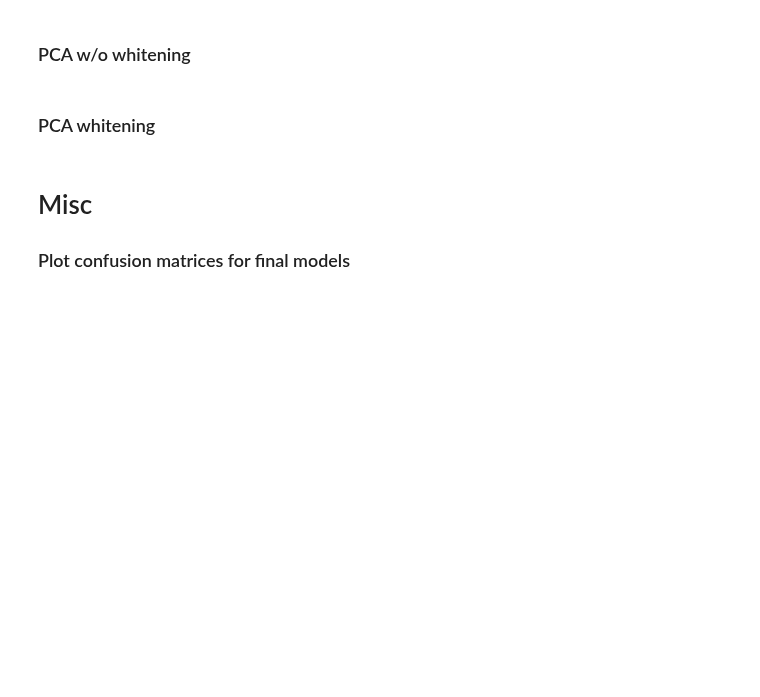
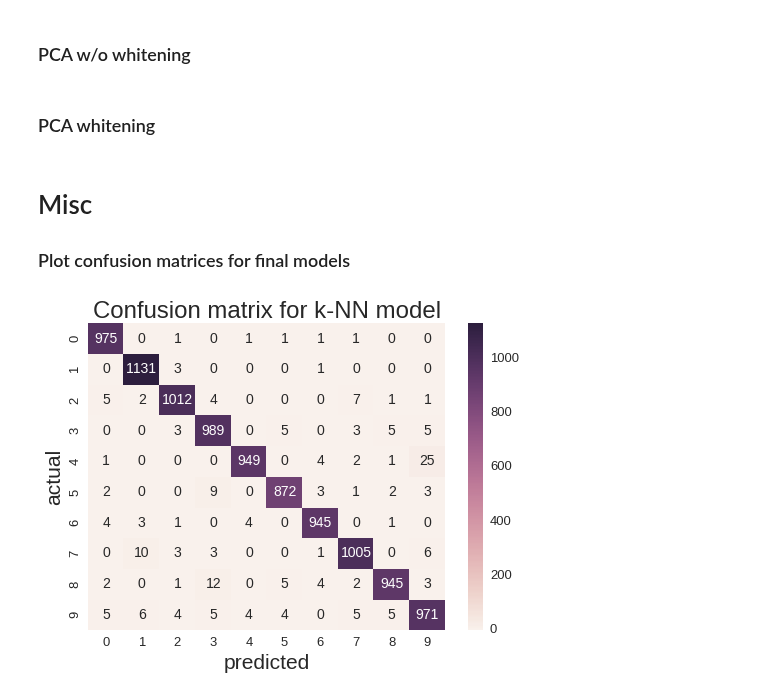
Before and after one commit to yell/mnist-challenge, a Jupyter notebook: cross_validations.ipynb, the cells around one changed output. Drawn from its saved outputs; the diff is of its cells as text; code cells hidden in the pictures; blank space fills up the shorter version.

Commit message:
Confusion matrix for final models

```diff
--- a/cross_validations.ipynb
+++ b/cross_validations.ipynb
@@ -1584,0 +1587,7 @@ knn_pred = np.load('data/knn_pred.npy')
+# %%
+C = confusion_matrix(y_test, knn_pred)
+ax = plot_confusion_matrix(C)
+plt.title("Confusion matrix for k-NN model", fontsize=18)
+plt.savefig('confusion_matrix_knn.png', dpi=144)
+# %% [output]
+[figure, added]
```
Also changed, not shown: parts of 2 cells of this notebook.
